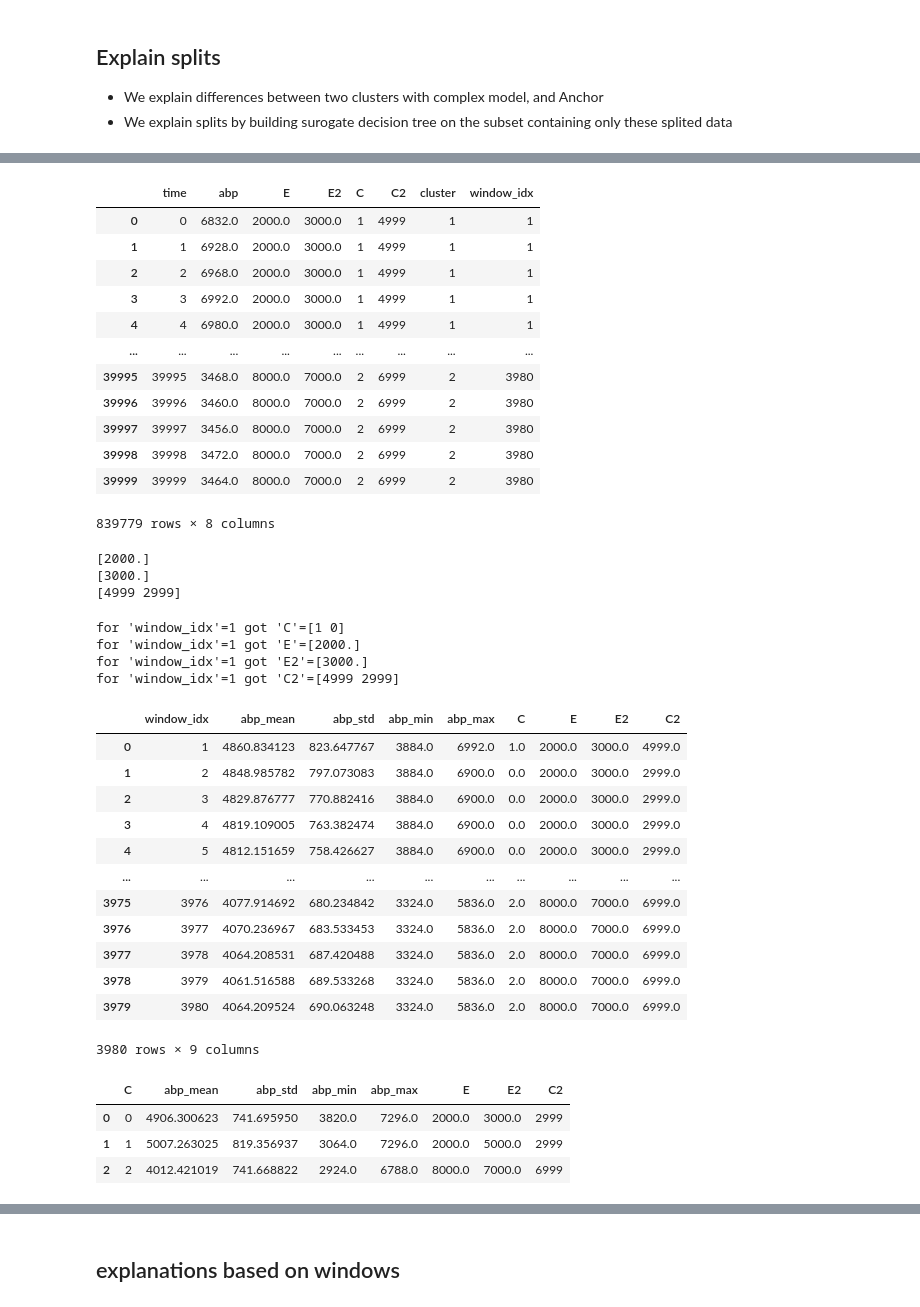
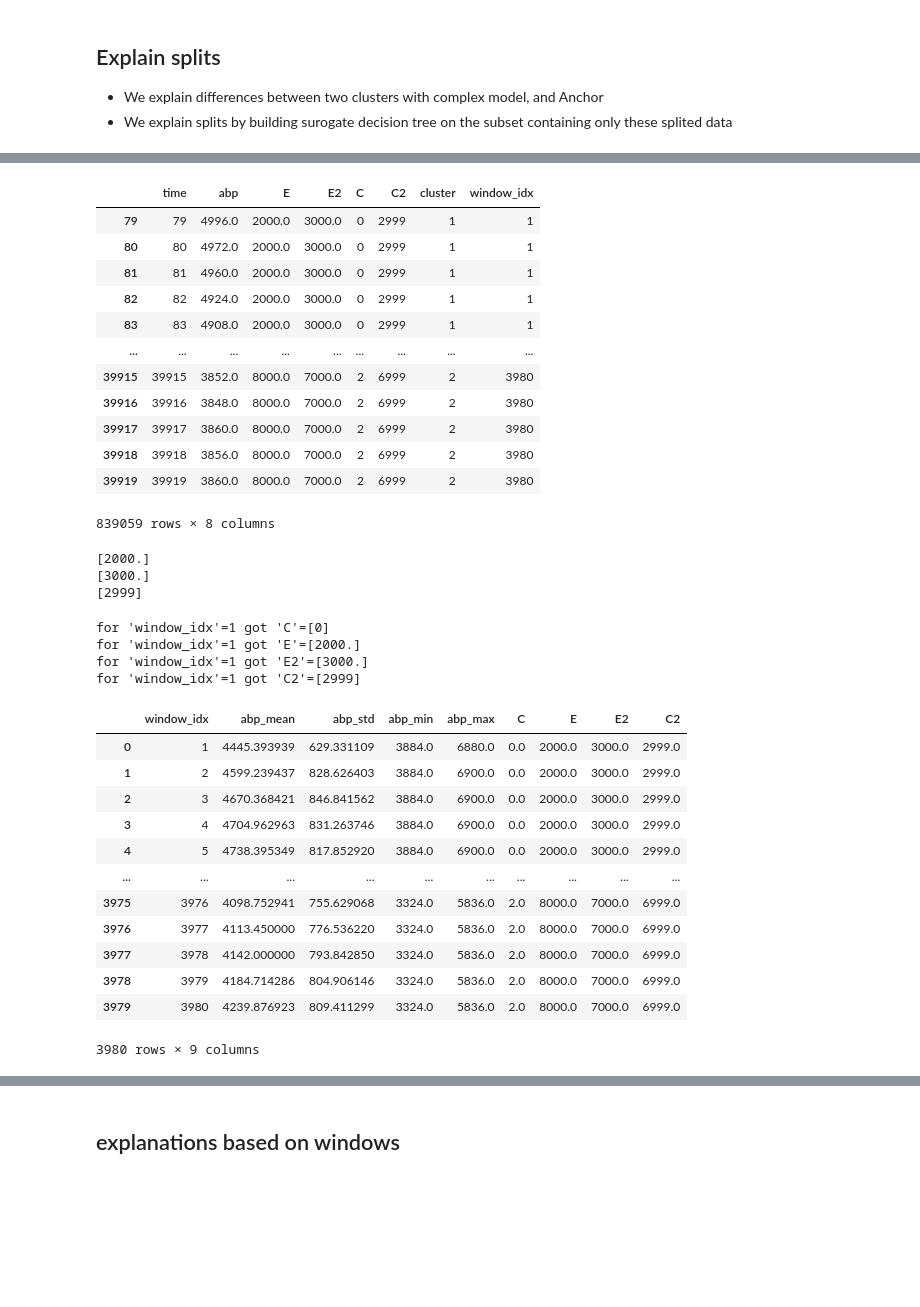
Before and after one commit to sbobek/knac, a Jupyter notebook: examples/knac_blood_pressure_v2.ipynb, the cells around one changed output, grey strips where cells are left out. Saved outputs shown, nothing was run; the diff lists cells and outputs as text; code cells hidden in the pictures; blank space fills up the shorter version.

```diff
--- a/examples/knac_blood_pressure_v2.ipynb
+++ b/examples/knac_blood_pressure_v2.ipynb
@@ -202,7 +202,7 @@ def justify_splits_tree(expert_to_split, split_recoms, data, features, target_au
 
 def justify_merges_anchor(merge_recoms, data, features, target_expert='E'):
     from sklearn.preprocessing import LabelEncoder
-    model_exp = xgb.XGBClassifier(use_label_encoder=True,eval_metric='mlogloss') # TODO
+    model_exp = xgb.XGBClassifier(use_label_encoder=True,eval_metric='mlogloss')
     le_exp = LabelEncoder()
     le_exp.fit(data[target_expert])
     model_exp.fit(data[features].values,data[target_expert])
@@ -247,6 +247,7 @@ def justify_merges_tree(merge_recoms, data, features, target_expert='E'):
 # Agg on cluster level:
 def clusters_to_observations(df_clusters, df_observations, cluster_col):
     result_df = []
+    df_observations = df_observations.copy()
     df_observations[cluster_col] = -1
 
     for _, row in df_clusters.iterrows():
@@ -276,6 +277,7 @@ def get_agg_stats_by_clusters(df:pd.DataFrame, by:str, values_col:str, clusterin
         for c_col in clustering_columns:
             data_agg[c_col] =\
                 df.groupby(by)[c_col].agg(pd.Series.mode)
+            # because of overlapping windows, we need to resolve "conflicts"
             if pd.isnull(data_agg.loc[data_agg[by]==data_agg[by][0]][c_col]).any():
                 print(f"for '{by}'={data_agg[by][0]} got '{c_col}'={df.loc[df[by]==data_agg[by][0]][c_col].unique()}")
                 data_agg.loc[data_agg[by] == data_agg[by][0], c_col] = df.loc[df[by]==data_agg[by][0]][c_col].unique()[0]
@@ -573,55 +546,47 @@ deep_vats_clusters_windows
 # %%
-df_dvats_clusters_to_data = clusters_to_observations(deep_vats_clusters_windows, data, 'cluster')
+df_dvats_clusters_to_data = clusters_to_observations(deep_vats_clusters_windows, data_trimmed, 'cluster')
 df_dvats_clusters_to_data
 # %% [output]
 |  | time | abp | E | E2 | C | C2 | cluster | window_idx |
-| 0 | 0 | 6832.0 | 2000.0 | 3000.0 | 1 | 4999 | 1 | 1 |
-| 1 | 1 | 6928.0 | 2000.0 | 3000.0 | 1 | 4999 | 1 | 1 |
-| 2 | 2 | 6968.0 | 2000.0 | 3000.0 | 1 | 4999 | 1 | 1 |
-| 3 | 3 | 6992.0 | 2000.0 | 3000.0 | 1 | 4999 | 1 | 1 |
-| 4 | 4 | 6980.0 | 2000.0 | 3000.0 | 1 | 4999 | 1 | 1 |
+| 79 | 79 | 4996.0 | 2000.0 | 3000.0 | 0 | 2999 | 1 | 1 |
+| 80 | 80 | 4972.0 | 2000.0 | 3000.0 | 0 | 2999 | 1 | 1 |
+| 81 | 81 | 4960.0 | 2000.0 | 3000.0 | 0 | 2999 | 1 | 1 |
+| 82 | 82 | 4924.0 | 2000.0 | 3000.0 | 0 | 2999 | 1 | 1 |
+| 83 | 83 | 4908.0 | 2000.0 | 3000.0 | 0 | 2999 | 1 | 1 |
 | ... | ... | ... | ... | ... | ... | ... | ... | ... |
-| 39995 | 39995 | 3468.0 | 8000.0 | 7000.0 | 2 | 6999 | 2 | 3980 |
-| 39996 | 39996 | 3460.0 | 8000.0 | 7000.0 | 2 | 6999 | 2 | 3980 |
-| 39997 | 39997 | 3456.0 | 8000.0 | 7000.0 | 2 | 6999 | 2 | 3980 |
-| 39998 | 39998 | 3472.0 | 8000.0 | 7000.0 | 2 | 6999 | 2 | 3980 |
-| 39999 | 39999 | 3464.0 | 8000.0 | 7000.0 | 2 | 6999 | 2 | 3980 |
+| 39915 | 39915 | 3852.0 | 8000.0 | 7000.0 | 2 | 6999 | 2 | 3980 |
+| 39916 | 39916 | 3848.0 | 8000.0 | 7000.0 | 2 | 6999 | 2 | 3980 |
+| 39917 | 39917 | 3860.0 | 8000.0 | 7000.0 | 2 | 6999 | 2 | 3980 |
+| 39918 | 39918 | 3856.0 | 8000.0 | 7000.0 | 2 | 6999 | 2 | 3980 |
+| 39919 | 39919 | 3860.0 | 8000.0 | 7000.0 | 2 | 6999 | 2 | 3980 |
-839779 rows × 8 columns
+839059 rows × 8 columns
 # %%
+# check
 print(df_dvats_clusters_to_data.loc[df_dvats_clusters_to_data['window_idx']==1]['E'].unique())
 print(df_dvats_clusters_to_data.loc[df_dvats_clusters_to_data['window_idx']==1]['E2'].unique())
 print(df_dvats_clusters_to_data.loc[df_dvats_clusters_to_data['window_idx']==1]['C2'].unique())
 # %% [output]
 [2000.]
 [3000.]
-[4999 2999]
+[2999]
 # %%
 data_agg_by_window = get_agg_stats_by_clusters(df_dvats_clusters_to_data, 'window_idx', "abp", ['C', 'E', 'E2', 'C2'])
 data_agg_by_window
 # %% [output]
-for 'window_idx'=1 got 'C'=[1 0]
+for 'window_idx'=1 got 'C'=[0]
 for 'window_idx'=1 got 'E'=[2000.]
 for 'window_idx'=1 got 'E2'=[3000.]
-for 'window_idx'=1 got 'C2'=[4999 2999]
+for 'window_idx'=1 got 'C2'=[2999]
 |  | window_idx | abp_mean | abp_std | abp_min | abp_max | C | E | E2 | C2 |
-| 0 | 1 | 4860.834123 | 823.647767 | 3884.0 | 6992.0 | 1.0 | 2000.0 | 3000.0 | 4999.0 |
-| 1 | 2 | 4848.985782 | 797.073083 | 3884.0 | 6900.0 | 0.0 | 2000.0 | 3000.0 | 2999.0 |
-| 2 | 3 | 4829.876777 | 770.882416 | 3884.0 | 6900.0 | 0.0 | 2000.0 | 3000.0 | 2999.0 |
-| 3 | 4 | 4819.109005 | 763.382474 | 3884.0 | 6900.0 | 0.0 | 2000.0 | 3000.0 | 2999.0 |
-| 4 | 5 | 4812.151659 | 758.426627 | 3884.0 | 6900.0 | 0.0 | 2000.0 | 3000.0 | 2999.0 |
+| 0 | 1 | 4445.393939 | 629.331109 | 3884.0 | 6880.0 | 0.0 | 2000.0 | 3000.0 | 2999.0 |
+| 1 | 2 | 4599.239437 | 828.626403 | 3884.0 | 6900.0 | 0.0 | 2000.0 | 3000.0 | 2999.0 |
+| 2 | 3 | 4670.368421 | 846.841562 | 3884.0 | 6900.0 | 0.0 | 2000.0 | 3000.0 | 2999.0 |
+| 3 | 4 | 4704.962963 | 831.263746 | 3884.0 | 6900.0 | 0.0 | 2000.0 | 3000.0 | 2999.0 |
+| 4 | 5 | 4738.395349 | 817.852920 | 3884.0 | 6900.0 | 0.0 | 2000.0 | 3000.0 | 2999.0 |
 | ... | ... | ... | ... | ... | ... | ... | ... | ... | ... |
-| 3975 | 3976 | 4077.914692 | 680.234842 | 3324.0 | 5836.0 | 2.0 | 8000.0 | 7000.0 | 6999.0 |
-| 3976 | 3977 | 4070.236967 | 683.533453 | 3324.0 | 5836.0 | 2.0 | 8000.0 | 7000.0 | 6999.0 |
-| 3977 | 3978 | 4064.208531 | 687.420488 | 3324.0 | 5836.0 | 2.0 | 8000.0 | 7000.0 | 6999.0 |
-| 3978 | 3979 | 4061.516588 | 689.533268 | 3324.0 | 5836.0 | 2.0 | 8000.0 | 7000.0 | 6999.0 |
-| 3979 | 3980 | 4064.209524 | 690.063248 | 3324.0 | 5836.0 | 2.0 | 8000.0 | 7000.0 | 6999.0 |
+| 3975 | 3976 | 4098.752941 | 755.629068 | 3324.0 | 5836.0 | 2.0 | 8000.0 | 7000.0 | 6999.0 |
+| 3976 | 3977 | 4113.450000 | 776.536220 | 3324.0 | 5836.0 | 2.0 | 8000.0 | 7000.0 | 6999.0 |
+| 3977 | 3978 | 4142.000000 | 793.842850 | 3324.0 | 5836.0 | 2.0 | 8000.0 | 7000.0 | 6999.0 |
+| 3978 | 3979 | 4184.714286 | 804.906146 | 3324.0 | 5836.0 | 2.0 | 8000.0 | 7000.0 | 6999.0 |
+| 3979 | 3980 | 4239.876923 | 809.411299 | 3324.0 | 5836.0 | 2.0 | 8000.0 | 7000.0 | 6999.0 |
 3980 rows × 9 columns
-# %%
-df_dvats_clusters_to_data_agg_by_cluster = get_agg_stats_by_clusters(df_dvats_clusters_to_data, 'cluster', "abp", ['E', 'E2', 'C2'])
-df_dvats_clusters_to_data_agg_by_cluster.rename(columns={"cluster": "C"}, inplace=True)
-df_dvats_clusters_to_data_agg_by_cluster
-# %% [output]
-|  | C | abp_mean | abp_std | abp_min | abp_max | E | E2 | C2 |
-| 0 | 0 | 4906.300623 | 741.695950 | 3820.0 | 7296.0 | 2000.0 | 3000.0 | 2999 |
-| 1 | 1 | 5007.263025 | 819.356937 | 3064.0 | 7296.0 | 2000.0 | 5000.0 | 2999 |
-| 2 | 2 | 4012.421019 | 741.668822 | 2924.0 | 6788.0 | 8000.0 | 7000.0 | 6999 |
```
Also changed, not shown: parts of 32 cells of this notebook.
